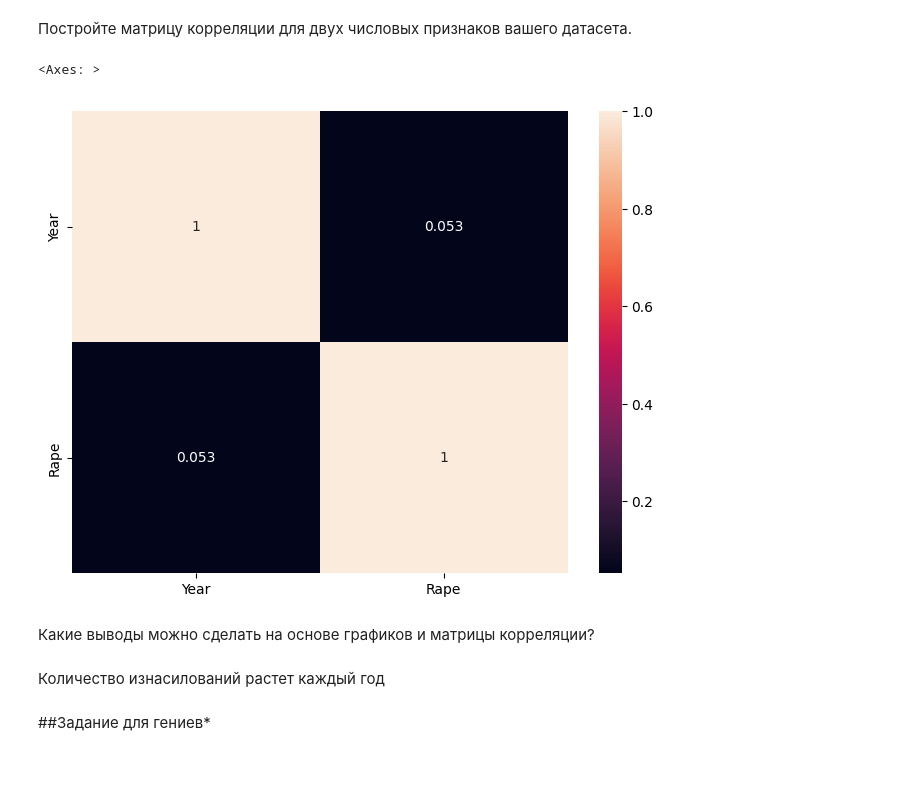
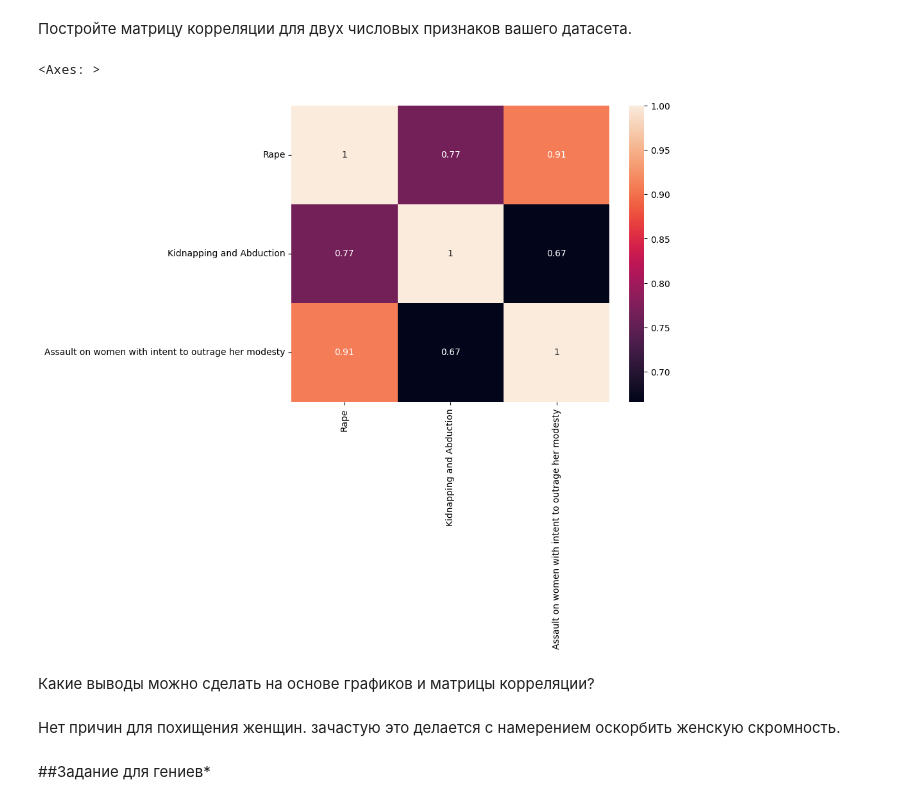
Before and after one commit to SADDLOVE/lab, a Jupyter notebook: lab2/Задание_2.ipynb, the cells around one changed output. Cells and saved outputs as stored; diff of their text form; code cells hidden in the pictures; blank space fills up the shorter version.

```diff
--- a/lab2/Задание_2.ipynb
+++ b/lab2/Задание_2.ipynb
@@ -221,21 +221,21 @@ plt.show()
 # %%
 import numpy as np
 import pandas as pd
 import seaborn as sns
 import matplotlib.pyplot as plt
 
-df1 = df[['Year','Rape']]
+df1 = df[['Rape', 'Kidnapping and Abduction', 'Assault on women with intent to outrage her modesty']]
 
 corr_matrix = df1.corr()
 plt.figure(figsize=(8, 6))
 sns.heatmap(corr_matrix, annot=True)
 # %% [output]
 <Axes: >
-[figure, old version]
+[figure, new version]
 # %% [markdown]
 Какие выводы можно сделать на основе графиков и матрицы корреляции?
-# %% [markdown]
-Количество изнасилований растет каждый год
+# %% [markdown]
+Нет причин для похищения женщин. зачастую это делается с намерением оскорбить женскую скромность.
 # %% [markdown]
 ##Задание для гениев*
 # %% [markdown]
```
Also changed, not shown: parts of 1 cell of this notebook.
